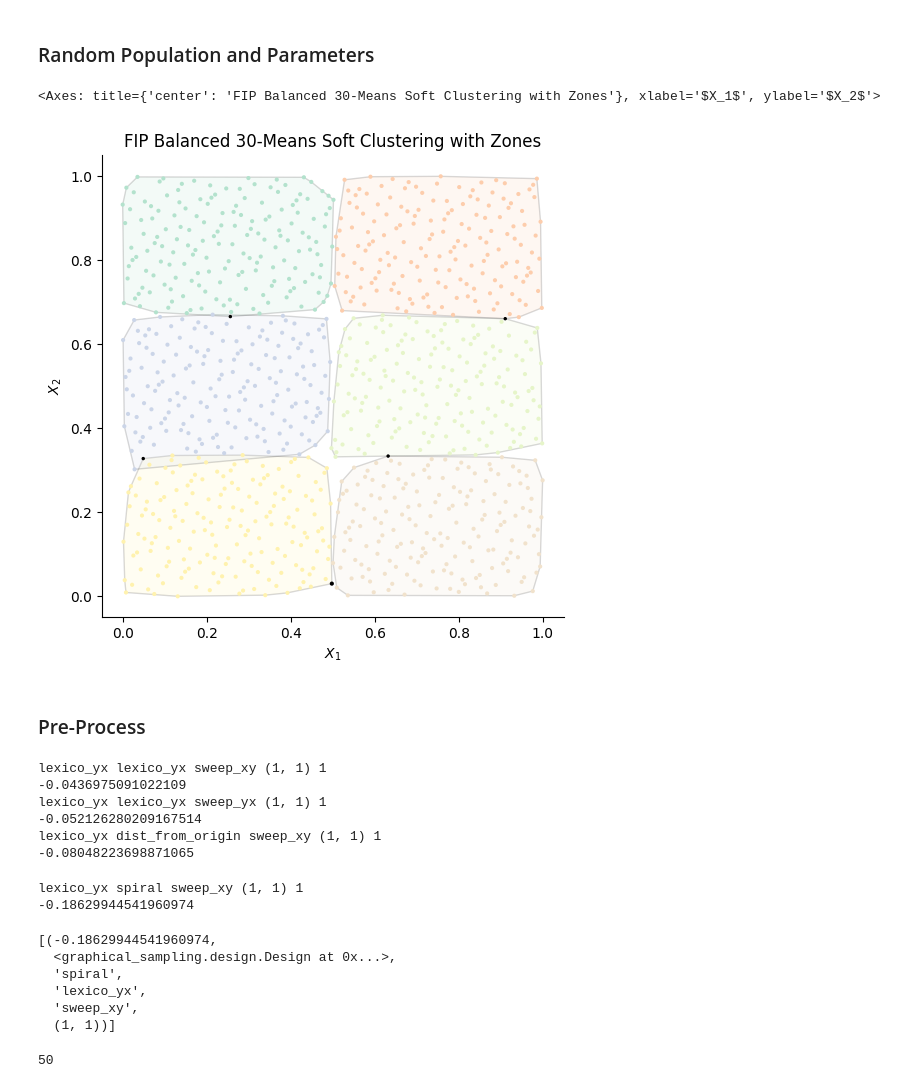
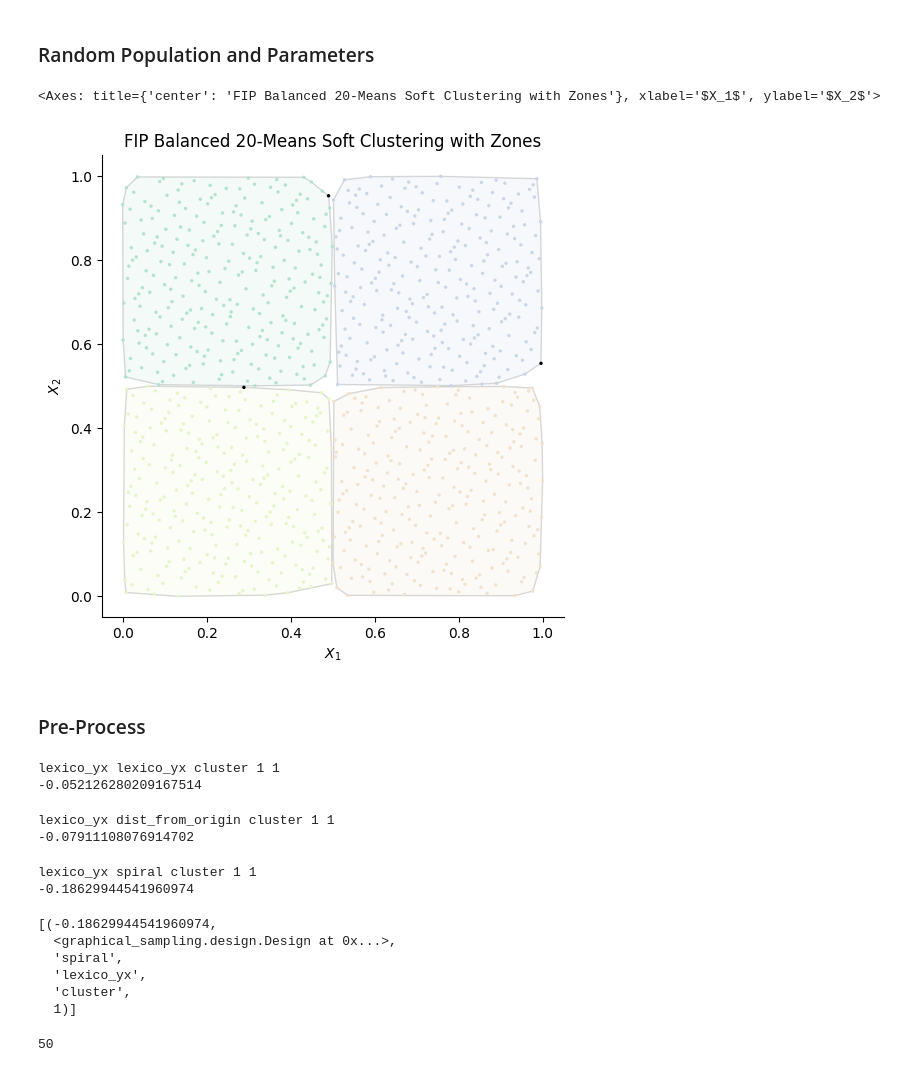
Before and after one commit to mehdimhb/graphical-sampling, a Jupyter notebook: simulations/jupyters/sampling.ipynb, the cells around one changed output. Drawn from its saved outputs; the diff is of its cells as text; code cells hidden in the pictures.

Commit message:
moving to new ideas related to zones and orders

```diff
--- a/simulations/jupyters/sampling.ipynb
+++ b/simulations/jupyters/sampling.ipynb
@@ -77,33 +74,33 @@ def popus(n):
 # %%
 ###############################
 ######## Parameters ###########
 ###############################
 popu = 'df_regular'
 ep_or_up = 'pik_ep'
-n = 30
+n = 20
 r_sample_per_cluster = 5
-centroid_grid_x = 6
-num_zones_cluster = [4]
+centroid_grid_x = 2
+num_zones_cluster = [1]
 num_zones_sweep = [(1, 1)]
 num_splits = [1]
 
 
 
 df = popus(n)[popu]
 N = len(df)
 coords = pd.DataFrame(df[['coord_x', 'coord_y']])
 inclusions = df[ep_or_up]
 variable = df['z'] if 'z' in df.columns else inclusions
 pop = gs.Population(coords, inclusions, n=n, variable=variable)
 fbn = gs.clustering.FIPBalancedNMeans(n=n, centroid_grid_x = centroid_grid_x, r_sample_per_cluster=r_sample_per_cluster, init_clust_method = 'expanded', split_size = 1)
 # fbn = gs.clustering.FIPBalancedNMeans(n=n, r_sample_per_cluster=r_sample_per_cluster, init_clust_method = 'expanded', split_size = 1)
 
 fbn.fit(pop)
 fbn.fit_zones(num_zones=num_zones_sweep[0], mode='sweep_xy')
 fbn.plot(mode='soft')
 # %% [output]
-<Axes: title={'center': 'FIP Balanced 30-Means Soft Clustering with Zones'}, xlabel='$X_1$', ylabel='$X_2$'>
+<Axes: title={'center': 'FIP Balanced 20-Means Soft Clustering with Zones'}, xlabel='$X_1$', ylabel='$X_2$'>
-[figure, old version]
+[figure, new version]
 # %% [markdown]
 ### Pre-Process
 # %%
@@ -122,7 +119,7 @@ zone_strategies = [
 ]
 # zone_strategies = ['spiral']
 zone_modes = [
-    # 'cluster',
+    'cluster',
     'sweep_xy',
     'sweep_yx'
 ]
@@ -148,7 +145,6 @@ for _ in range(1):
                 fbn = gs.clustering.FIPBalancedNMeans(n=n, r_sample_per_cluster=r_sample_per_cluster, init_clust_method = 'expanded', split_size = 1)
                 fbn.fit(pop)
                 fbn.fit_zones(num_zones=num_zones, mode=zone_mode)
-
                 # try:
                 order = gs.Order.from_clusters(
                     pop,
@@ -191,20 +187,18 @@ for _ in range(1):
 z = sorted(track, key=lambda x: x[0], reverse=False)
 z[:1]
 # %% [output]
-lexico_yx lexico_yx sweep_xy (1, 1) 1
--0.0436975091022109
-lexico_yx lexico_yx sweep_yx (1, 1) 1
+lexico_yx lexico_yx cluster 1 1
 -0.052126280209167514
-lexico_yx dist_from_origin sweep_xy (1, 1) 1
--0.08048223698871065
-lexico_yx spiral sweep_xy (1, 1) 1
--0.18629944541960974
+lexico_yx dist_from_origin cluster 1 1
+-0.07911108076914702
-[(-0.18629944541960974,
-  <graphical_sampling.design.Design at 0x...>,
-  'spiral',
-  'lexico_yx',
-  'sweep_xy',
-  (1, 1))]
+lexico_yx spiral cluster 1 1
+-0.18629944541960974
+[(-0.18629944541960974,
+  <graphical_sampling.design.Design at 0x...>,
+  'spiral',
+  'lexico_yx',
+  'cluster',
+  1)]
 # %%
 z = sorted(track, key=lambda x: x[0], reverse=False)
 initial_moran, initial_design, zs, ps, zm, nz = z[0]
```
Also changed, not shown: parts of 5 cells of this notebook, 3 other files.
